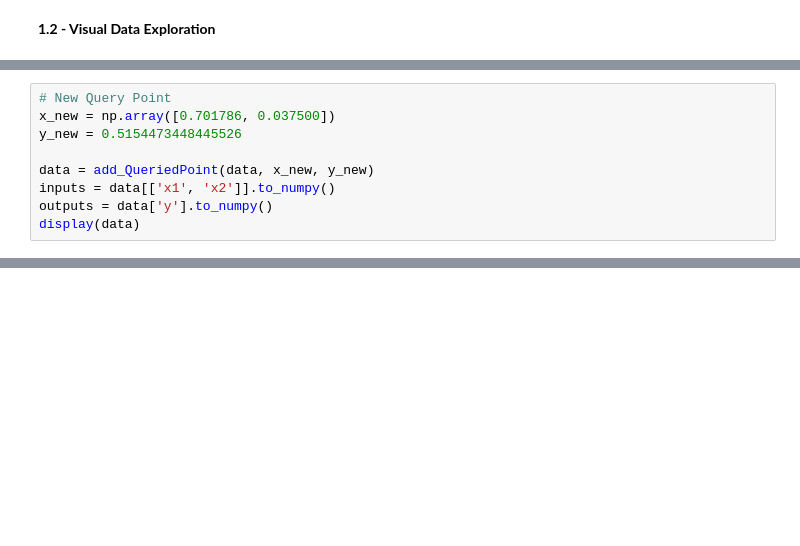
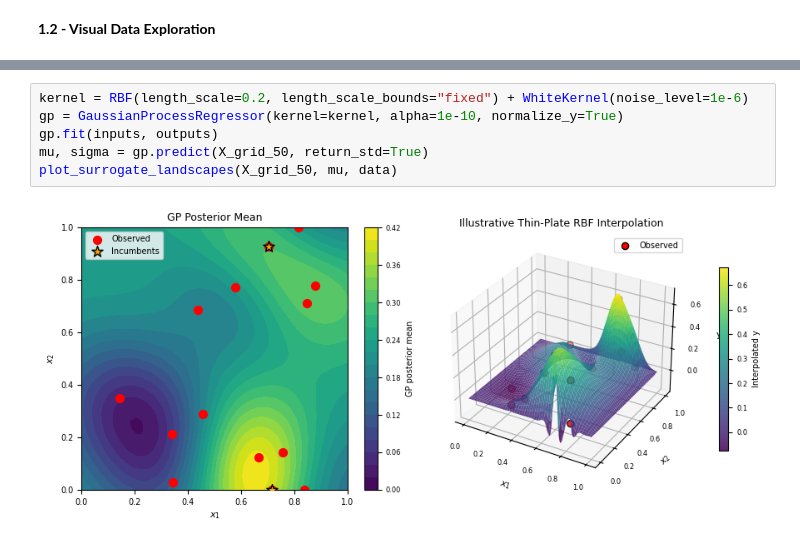
Before and after one commit to hervezogo/Bayesian-Black-Box-Optimisation, a Jupyter notebook: notebooks/Function_2.ipynb, the cells around one changed output, grey strips where cells are left out. Drawn from its saved outputs; the diff is of its cells as text; blank space fills up the shorter version.

```diff
--- a/notebooks/Function_2.ipynb
+++ b/notebooks/Function_2.ipynb
@@ -972,9 +93,0 @@ plot_local_refinement(
-# %%
-# New Query Point
-x_new = np.array([0.701786, 0.037500])
-y_new = 0.5154473448445526
-
-data = add_QueriedPoint(data, x_new, y_new)
-inputs = data[['x1', 'x2']].to_numpy()
-outputs = data['y'].to_numpy()
-display(data)
@@ -1273,0 +202,8 @@ Overall, the results indicate a narrow high-value region around x1 ~0.714, with
+# %%
+kernel = RBF(length_scale=0.2, length_scale_bounds="fixed") + WhiteKernel(noise_level=1e-6)
+gp = GaussianProcessRegressor(kernel=kernel, alpha=1e-10, normalize_y=True)
+gp.fit(inputs, outputs)
+mu, sigma = gp.predict(X_grid_50, return_std=True)
+plot_surrogate_landscapes(X_grid_50, mu, data)
+# %% [output]
+[figure, added]
```
Also changed, not shown: parts of 130 cells of this notebook, 7 other files.
